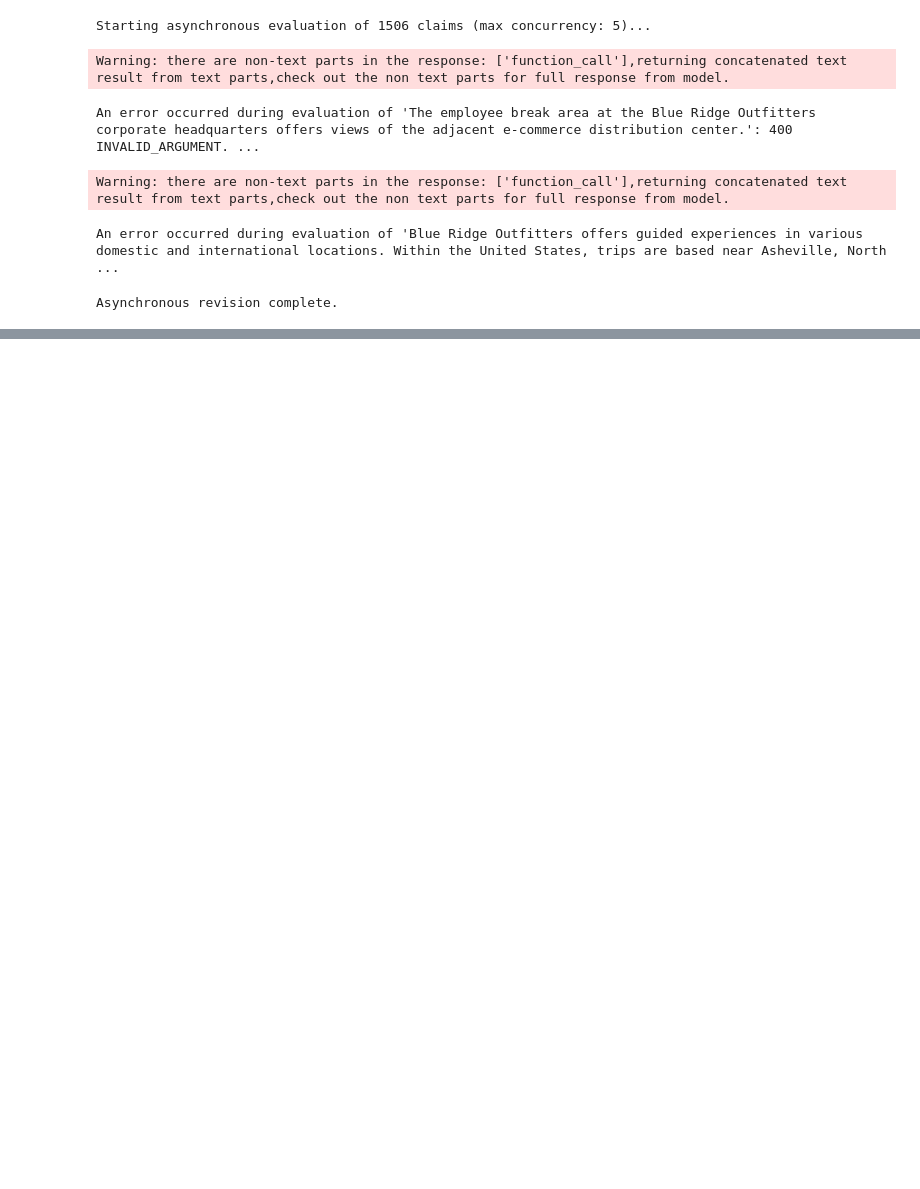
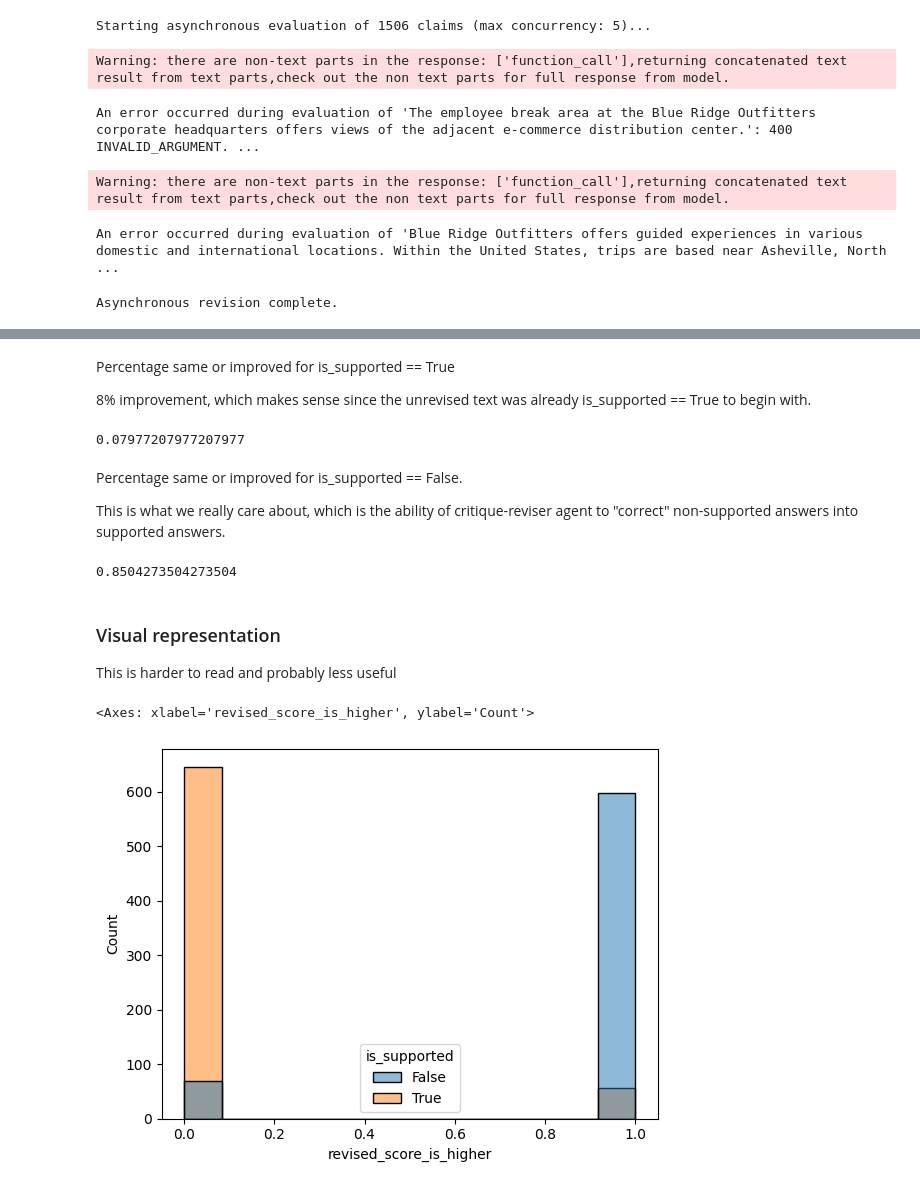
Before and after one commit to ivanmkc/adk-samples, a Jupyter notebook: python/agents/llm-auditor/evaluate_rag_engine_autorater.ipynb, the cells around one changed output, grey strips where cells are left out. Drawn from its saved outputs; the diff is of its cells as text; code cells hidden in the pictures; blank space fills up the shorter version.

```diff
--- a/python/agents/llm-auditor/evaluate_rag_engine_autorater.ipynb
+++ b/python/agents/llm-auditor/evaluate_rag_engine_autorater.ipynb
@@ -476,0 +425,2 @@ Name: count, dtype: int64
+# %%
+df_results["revised_score_is_higher"] = df_results["revised_score"] > df_results["score"]
@@ -476,0 +435,29 @@ Name: count, dtype: int64
+# %% [markdown]
+Percentage same or improved for is_supported == True
+
+8% improvement, which makes sense since the unrevised text was already is_supported == True to begin with.
+# %%
+len(df_results[df_results["revised_score_is_higher"] & df_results["is_supported"]])/len(df_results[df_results["is_supported"]])
+# %% [output]
+0.07977207977207977
+# %% [markdown]
+Percentage same or improved for is_supported == False.
+
+
+This is what we really care about, which is the ability of critique-reviser agent to "correct" non-supported answers into supported answers.
+# %%
+len(df_results[df_results["revised_score_is_higher"] & ~df_results["is_supported"]])/len(df_results[df_results["is_supported"]])
+# %% [output]
+0.8504273504273504
+# %% [markdown]
+### Visual representation
+
+This is harder to read and probably less useful
+# %%
+# g = sns.FacetGrid(data=df_results, hue="revised_score_is_higher")
+# g.map(sns.histplot, 'is_supported')
+
+sns.histplot(data=df_results, x="revised_score_is_higher", hue="is_supported")
+# %% [output]
+<Axes: xlabel='revised_score_is_higher', ylabel='Count'>
+[figure, added]
```
Also changed, not shown: parts of 26 cells of this notebook, 3 other files.
